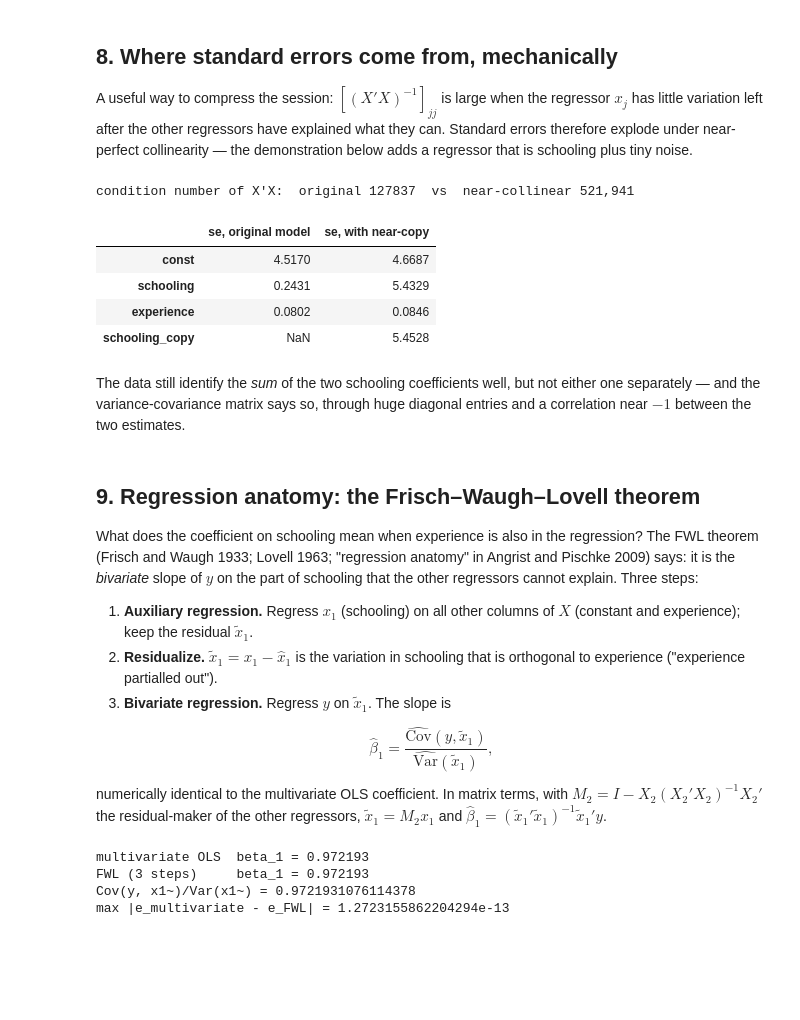
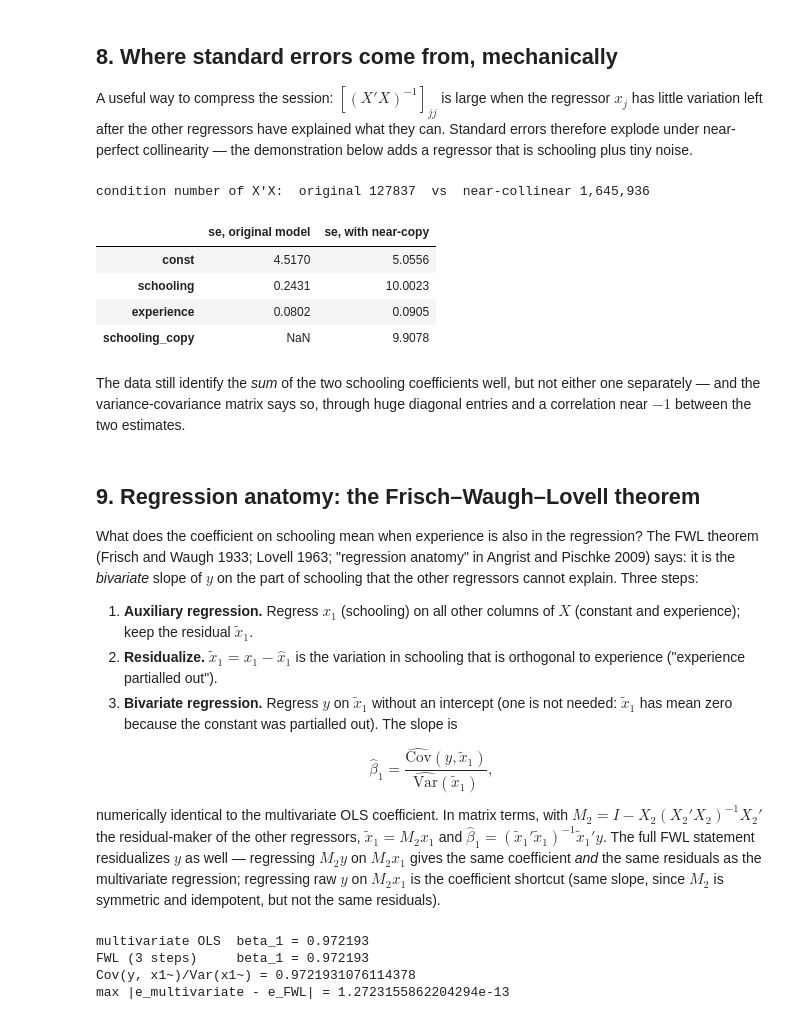
Before and after one commit to felixnoth/metrics-cgde, a Jupyter notebook: session-01-ols/ols_by_matrix_algebra.ipynb, the cells around one changed output. Drawn from its saved outputs; the diff is of its cells as text; code cells hidden in the pictures; blank space fills up the shorter version.

Commit message:
Notebooks: fixes from red-team review (16x simulation DGP, omitted-term text, inference caveats, state hygiene)

```diff
--- a/session-01-ols/ols_by_matrix_algebra.ipynb
+++ b/session-01-ols/ols_by_matrix_algebra.ipynb
@@ -396,24 +441,25 @@ explained what they can. Standard errors therefore explode under near-perfect
 collinearity — the demonstration below adds a regressor that is schooling plus
 tiny noise.
 # %%
-x_noisy = schooling + rng.normal(0.0, 0.05, size=n)     # almost a copy of schooling
+rng_local = np.random.default_rng(1)                     # own seed: re-running this cell gives the same output
+x_noisy = schooling + rng_local.normal(0.0, 0.05, size=n)  # almost a copy of schooling
 X_bad = np.column_stack([X, x_noisy])
 
 fit_bad = sm.OLS(y, X_bad).fit()
 compare = pd.DataFrame({
     "se, original model": np.append(se, np.nan),
     "se, with near-copy": fit_bad.bse,
 }, index=names + ["schooling_copy"])
 print("condition number of X'X:  original {:.0f}  vs  near-collinear {:,.0f}".format(
     np.linalg.cond(XtX), np.linalg.cond(X_bad.T @ X_bad)))
 compare
 # %% [output]
-condition number of X'X:  original 127837  vs  near-collinear 521,941
+condition number of X'X:  original 127837  vs  near-collinear 1,645,936
 |  | se, original model | se, with near-copy |
-| const | 4.5170 | 4.6687 |
-| schooling | 0.2431 | 5.4329 |
-| experience | 0.0802 | 0.0846 |
-| schooling_copy | NaN | 5.4528 |
+| const | 4.5170 | 5.0556 |
+| schooling | 0.2431 | 10.0023 |
+| experience | 0.0802 | 0.0905 |
+| schooling_copy | NaN | 9.9078 |
 # %% [markdown]
 The data still identify the *sum* of the two schooling coefficients well, but
 not either one separately — and the variance-covariance matrix says so, through
@@ -430,13 +476,20 @@ on the part of schooling that the other regressors cannot explain. Three steps:
    $X$ (constant and experience); keep the residual $\tilde x_1$.
 2. **Residualize.** $\tilde x_1 = x_1 - \hat x_1$ is the variation in
    schooling that is orthogonal to experience ("experience partialled out").
-3. **Bivariate regression.** Regress $y$ on $\tilde x_1$. The slope is
+3. **Bivariate regression.** Regress $y$ on $\tilde x_1$ without an
+   intercept (one is not needed: $\tilde x_1$ has mean zero because the
+   constant was partialled out). The slope is
 
 $$\hat\beta_1 = \frac{\widehat{\mathrm{Cov}}(y, \tilde x_1)}{\widehat{\mathrm{Var}}(\tilde x_1)},$$
 
 numerically identical to the multivariate OLS coefficient. In matrix terms,
 with $M_2 = I - X_2(X_2'X_2)^{-1}X_2'$ the residual-maker of the other
 regressors, $\tilde x_1 = M_2 x_1$ and $\hat\beta_1 = (\tilde x_1'\tilde x_1)^{-1}\tilde x_1' y$.
+The full FWL statement residualizes $y$ as well — regressing $M_2 y$ on
+$M_2 x_1$ gives the same coefficient *and* the same residuals as the
+multivariate regression; regressing raw $y$ on $M_2 x_1$ is the coefficient
+shortcut (same slope, since $M_2$ is symmetric and idempotent, but not the
+same residuals).
 # %%
 # Step 1-2: residualize schooling on the other regressors (constant, experience)
 X2 = np.column_stack([np.ones(n), experience])            # everything except schooling
```
Also changed, not shown: parts of 12 cells of this notebook, 2 other files.
